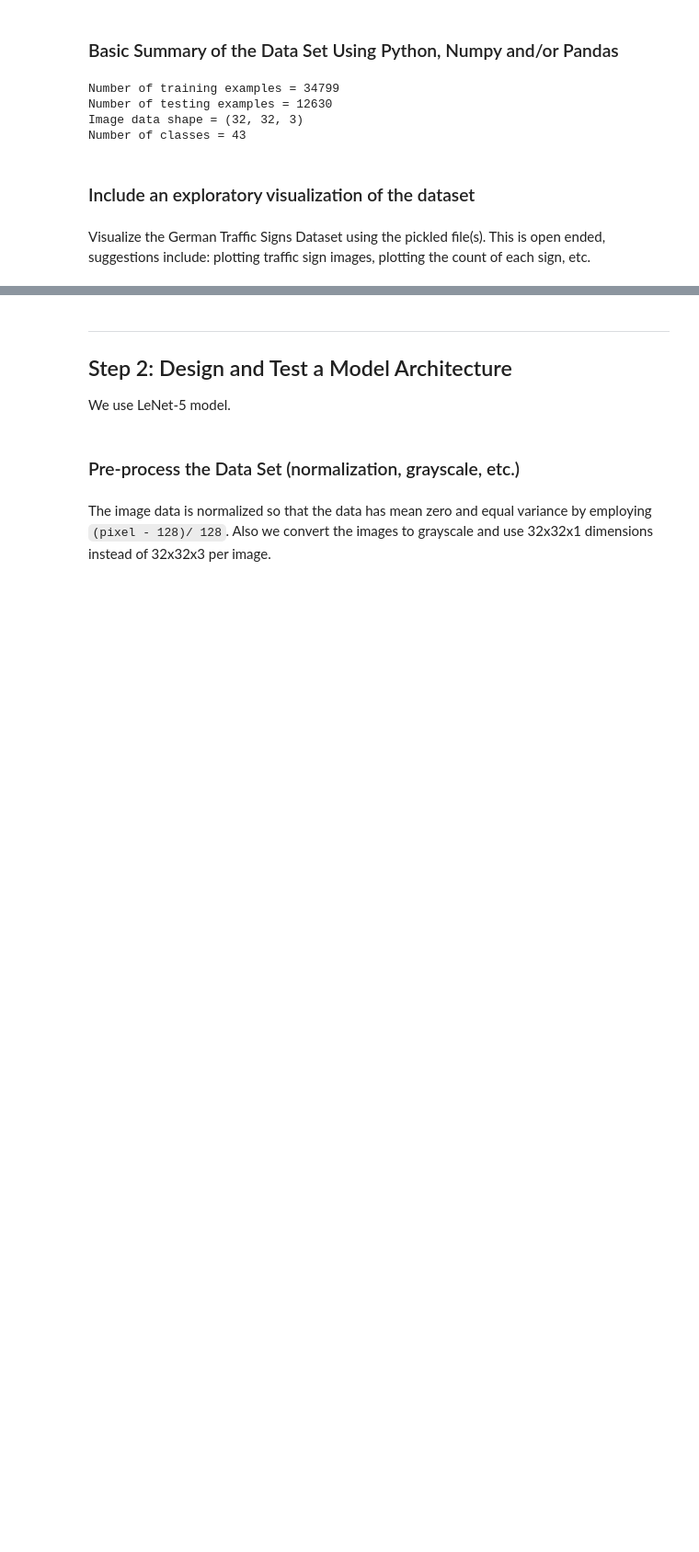
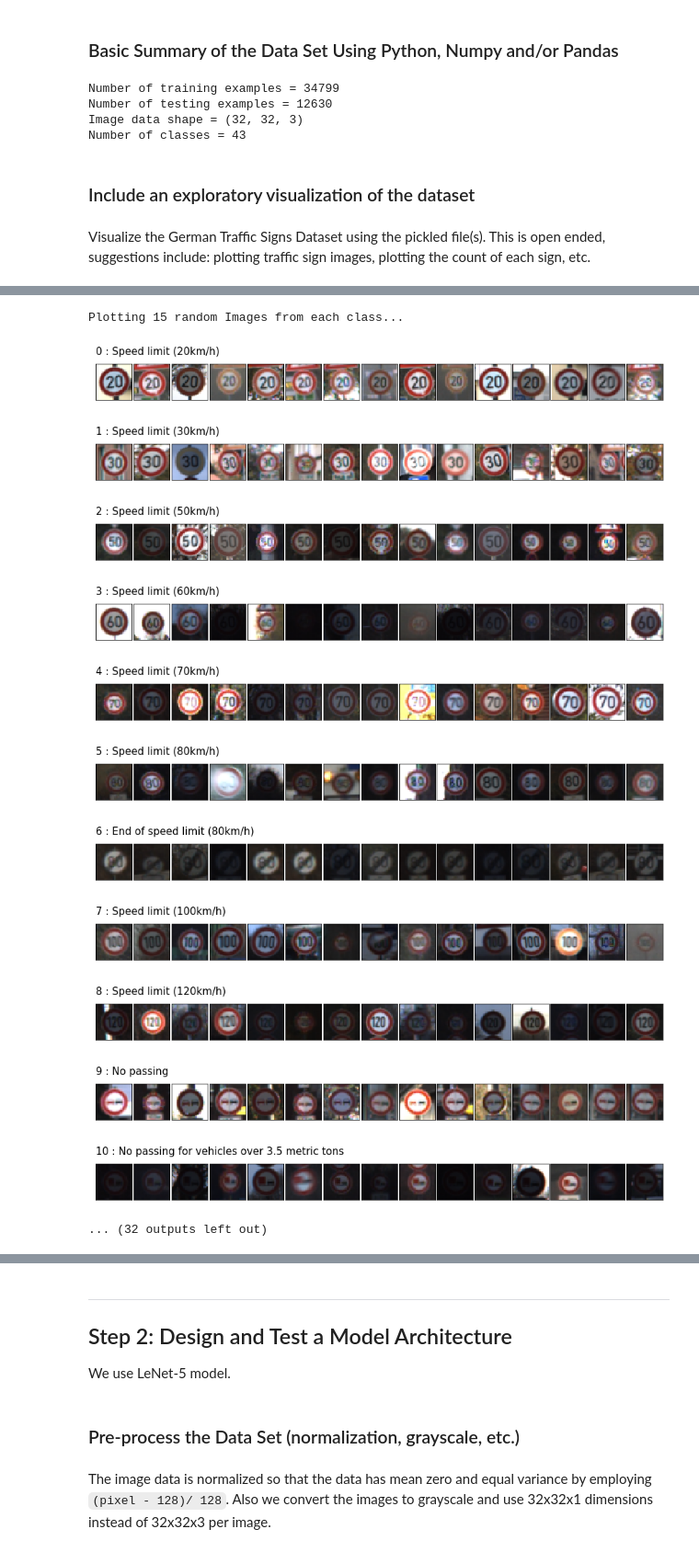
Before and after one commit to WakMun/TrafficSignClassifier, a Jupyter notebook: Traffic_Sign_Classifier.ipynb, the cells around one changed output, grey strips where cells are left out. Shown at 92% size. Drawn from its saved outputs; the diff is of its cells as text; code cells hidden in the pictures; blank space fills up the shorter version.

Commit message:
training data visulaization added

```diff
--- a/Traffic_Sign_Classifier.ipynb
+++ b/Traffic_Sign_Classifier.ipynb
@@ -153,0 +98,37 @@ for i,ax in enumerate(axs.flat):
+# %%
+### Data exploration visualization code goes here.
+### Feel free to use as many code cells as needed.
+
+import random
+from statistics import mean
+# Visualizations will be shown in the notebook.
+%matplotlib inline
+
+print("Plotting 15 random Images from each class...")
+for shield_no in range(0, 43):
+    #print (shield_no)
+    shield = y_train.copy()
+    shield_inds = np.nonzero(shield==shield_no)
+    rand_index=random.sample(range(0, len(shield_inds[0])), 15)
+    fig, axs = plt.subplots(1,15, figsize=(15, 1.5))
+    fig.suptitle("{0} : {1}".format(shield_no, labelName[shield_no]), fontsize=15, x=0.125, ha='left')
+    plt.subplots_adjust(left=None, bottom=None, right=None, top=None, wspace=0.05, hspace=0)
+    for i,ax in enumerate(axs.flat):
+        ax.imshow(X_train[shield_inds[0][rand_index[i]]])
+        ax.get_xaxis().set_visible(False)
+        ax.get_yaxis().set_visible(False)
+    #plt.close()
+# %% [output]
+Plotting 15 random Images from each class...
+[figure, added]
+[figure, added]
+[figure, added]
+[figure, added]
+[figure, added]
+[figure, added]
+[figure, added]
+[figure, added]
+[figure, added]
+[figure, added]
+[figure, added]
+... (32 outputs left out)
```
Also changed, not shown: parts of 8 cells of this notebook, 13 other files.
